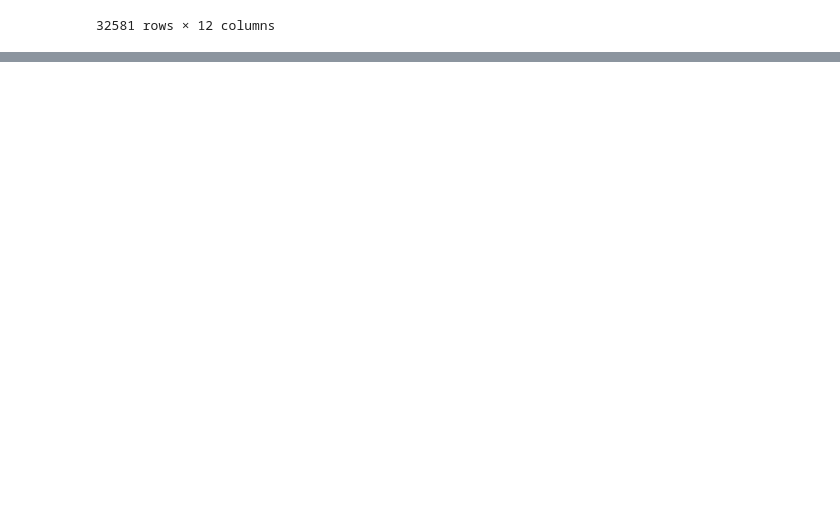
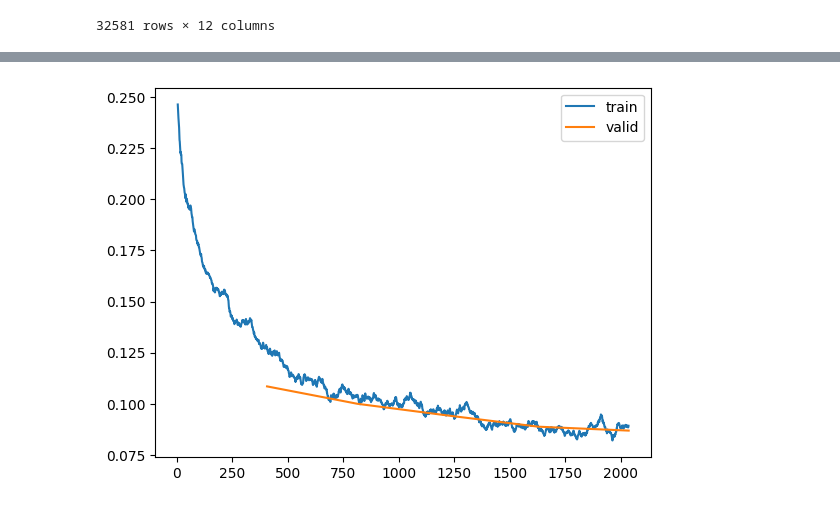
Before and after one commit to nighoge/TechLabsCreditProcess, a Jupyter notebook: DataLoader/DataLoaderTill.ipynb, the cells around one changed output, grey strips where cells are left out. Cells and saved outputs as stored; diff of their text form; code cells hidden in the pictures; blank space fills up the shorter version.

Commit message:
feat: model with percentage rather than binary classification

```diff
--- a/DataLoader/DataLoaderTill.ipynb
+++ b/DataLoader/DataLoaderTill.ipynb
@@ -70,0 +61,9 @@ learn.fit_one_cycle(5)
+# %%
+# Optimizer for lerning rate
+wd = 0.1
+opt_func = partial(Adam, wd=wd, eps=1e-5)
+
+learn = tabular_learner(dataloader, layers=[500,200,100], metrics=accuracy, opt_func=opt_func, y_range=(0, 1), n_out=1)
+# Adding softmax for more precise classification
+learn.model.layers[-1].add_module('10',nn.Sigmoid())
+learn.fit_one_cycle(5)
@@ -70,0 +72,7 @@ learn.fit_one_cycle(5)
+# %%
+training_losses = learn.recorder.losses
+validation_metrics = learn.recorder.metrics
+
+learn.recorder.plot_loss()
+# %% [output]
+[figure, added]
```
Also changed, not shown: parts of 3 cells of this notebook.
